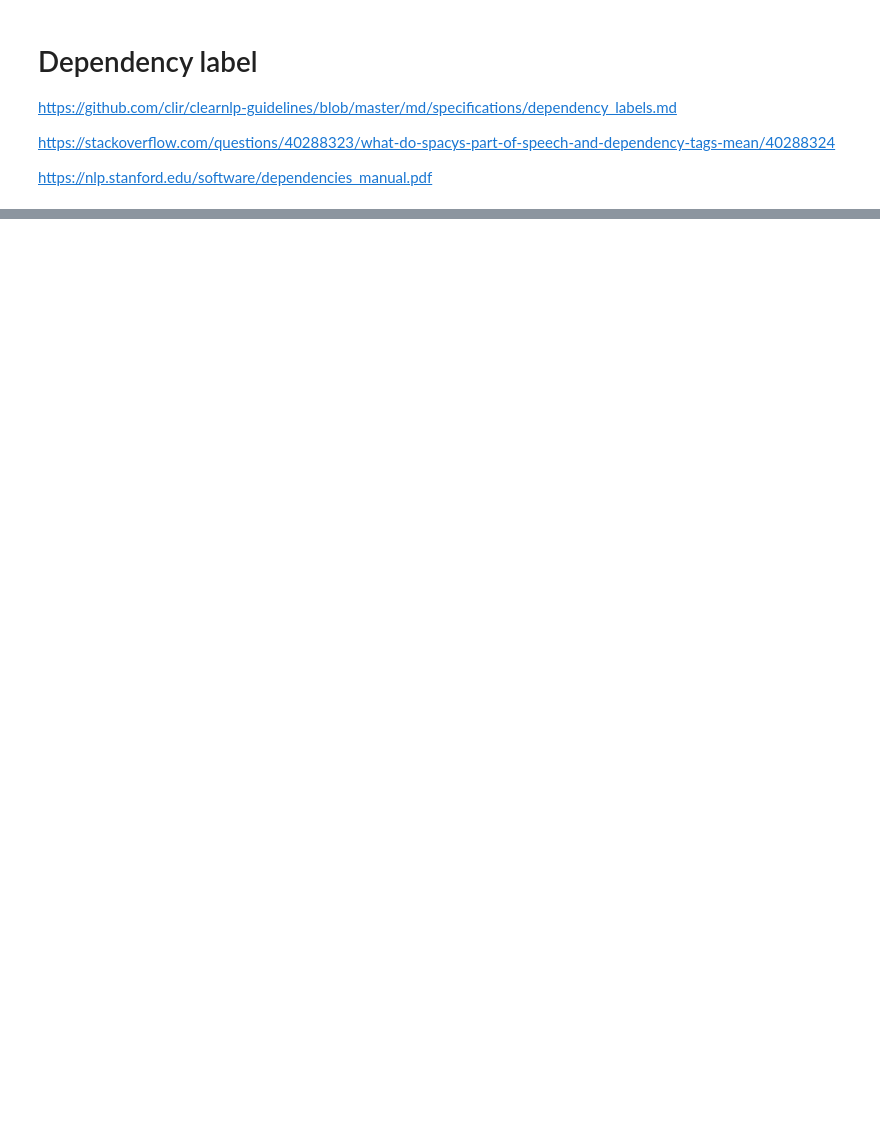
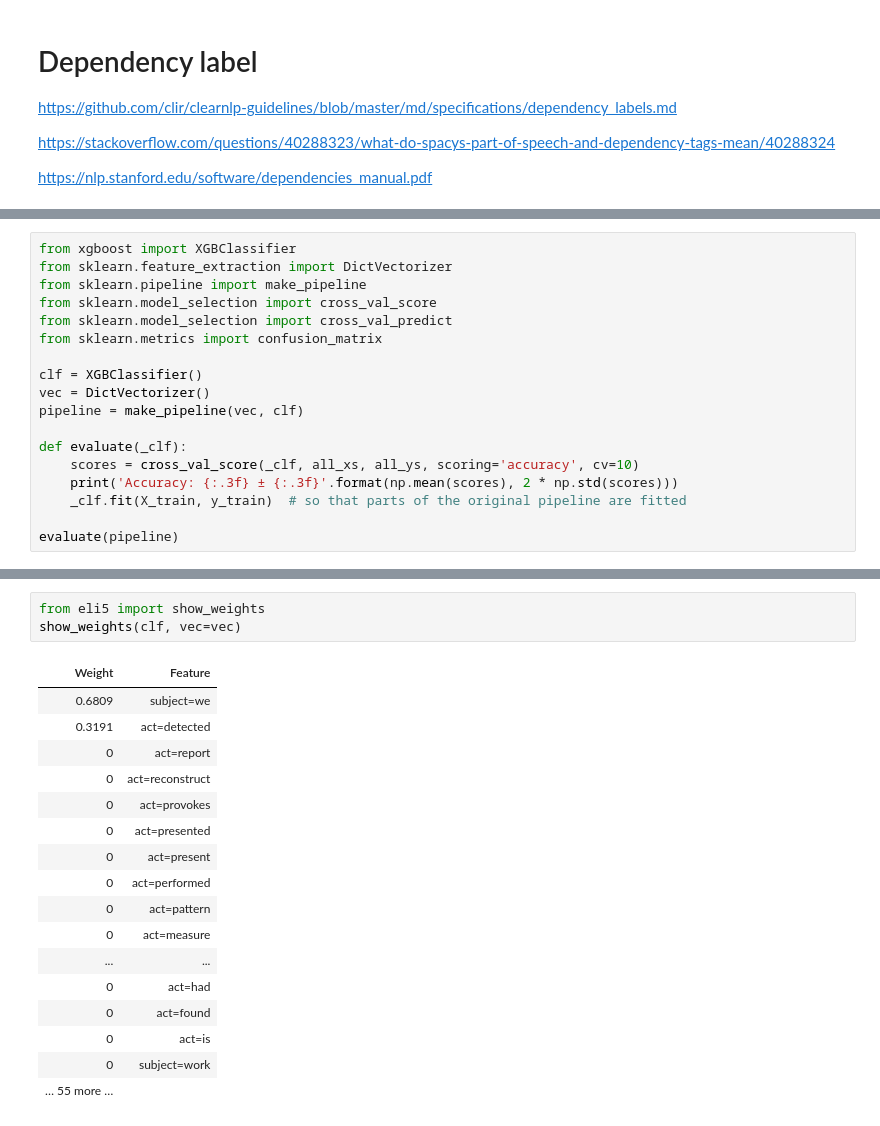
Before and after one commit to grasshoff/vorlesung2019, a Jupyter notebook: notebooks/grasshoff/DocClassify.ipynb, the cells around one changed output, grey strips where cells are left out. Cells and saved outputs as stored; diff of their text form; blank space fills up the shorter version.

```diff
--- a/notebooks/grasshoff/DocClassify.ipynb
+++ b/notebooks/grasshoff/DocClassify.ipynb
@@ -90,0 +262,18 @@ dfAct[dfAct["subject"]=="we"]
+# %%
+from xgboost import XGBClassifier
+from sklearn.feature_extraction import DictVectorizer
+from sklearn.pipeline import make_pipeline
+from sklearn.model_selection import cross_val_score
+from sklearn.model_selection import cross_val_predict
+from sklearn.metrics import confusion_matrix
+
+clf = XGBClassifier()
+vec = DictVectorizer()
+pipeline = make_pipeline(vec, clf)
+
+def evaluate(_clf):
+    scores = cross_val_score(_clf, all_xs, all_ys, scoring='accuracy', cv=10)
+    print('Accuracy: {:.3f} ± {:.3f}'.format(np.mean(scores), 2 * np.std(scores)))
+    _clf.fit(X_train, y_train)  # so that parts of the original pipeline are fitted
+
+evaluate(pipeline)
@@ -90,0 +299,21 @@ dfAct[dfAct["subject"]=="we"]
+# %%
+from eli5 import show_weights
+show_weights(clf, vec=vec)
+# %% [output]
+| Weight | Feature |
+| 0.6809 | subject=we |
+| 0.3191 | act=detected |
+| 0 | act=report |
+| 0 | act=reconstruct |
+| 0 | act=provokes |
+| 0 | act=presented |
+| 0 | act=present |
+| 0 | act=performed |
+| 0 | act=pattern |
+| 0 | act=measure |
+| ... | ... |
+| 0 | act=had |
+| 0 | act=found |
+| 0 | act=is |
+| 0 | subject=work |
+| … 55 more … |  |
```
Also changed, not shown: parts of 42 cells of this notebook, 5 other files.
